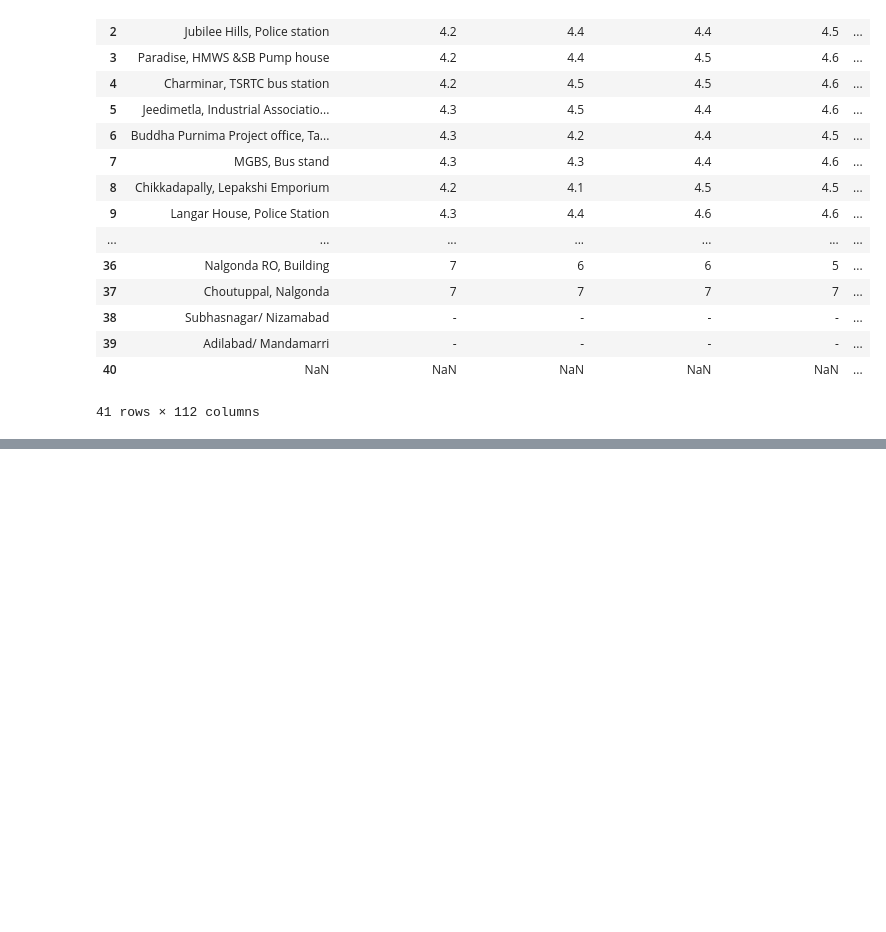
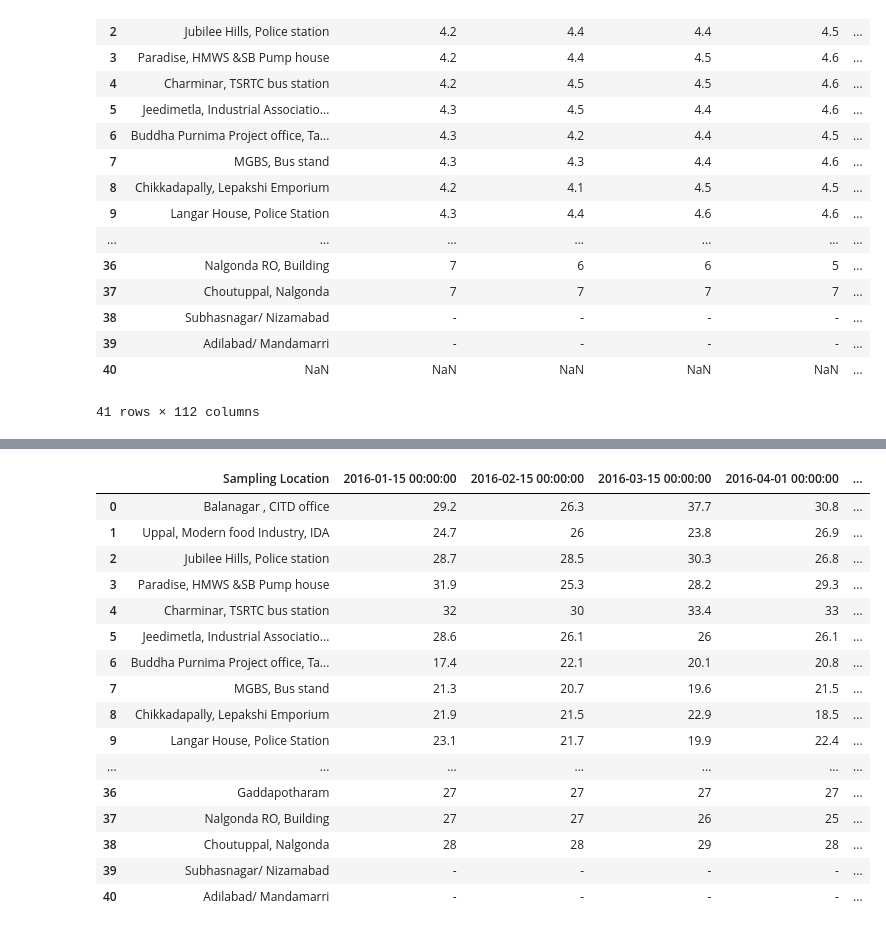
Before and after one commit to revanth102002/AQ-Predators, a Jupyter notebook: Rahs/1.ipynb, the cells around one changed output, grey strips where cells are left out. Drawn from its saved outputs; the diff is of its cells as text; code cells hidden in the pictures; blank space fills up the shorter version.

```diff
--- a/Rahs/1.ipynb
+++ b/Rahs/1.ipynb
@@ -363,0 +384,20 @@ data
+# %%
+data2
+# %% [output]
+|  | Sampling Location | 2016-01-15 00:00:00 | 2016-02-15 00:00:00 | 2016-03-15 00:00:00 | 2016-04-01 00:00:00 | ... |
+| 0 | Balanagar , CITD office | 29.2 | 26.3 | 37.7 | 30.8 | ... |
+| 1 | Uppal, Modern food Industry, IDA | 24.7 | 26 | 23.8 | 26.9 | ... |
+| 2 | Jubilee Hills, Police station | 28.7 | 28.5 | 30.3 | 26.8 | ... |
+| 3 | Paradise, HMWS &SB Pump house | 31.9 | 25.3 | 28.2 | 29.3 | ... |
+| 4 | Charminar, TSRTC bus station | 32 | 30 | 33.4 | 33 | ... |
+| 5 | Jeedimetla, Industrial Associatio... | 28.6 | 26.1 | 26 | 26.1 | ... |
+| 6 | Buddha Purnima Project office, Ta... | 17.4 | 22.1 | 20.1 | 20.8 | ... |
+| 7 | MGBS, Bus stand | 21.3 | 20.7 | 19.6 | 21.5 | ... |
+| 8 | Chikkadapally, Lepakshi Emporium | 21.9 | 21.5 | 22.9 | 18.5 | ... |
+| 9 | Langar House, Police Station | 23.1 | 21.7 | 19.9 | 22.4 | ... |
+| ... | ... | ... | ... | ... | ... | ... |
+| 36 | Gaddapotharam | 27 | 27 | 27 | 27 | ... |
+| 37 | Nalgonda RO, Building | 27 | 27 | 26 | 25 | ... |
+| 38 | Choutuppal, Nalgonda | 28 | 28 | 29 | 28 | ... |
+| 39 | Subhasnagar/ Nizamabad | - | - | - | - | ... |
+| 40 | Adilabad/ Mandamarri | - | - | - | - | ... |
```
Also changed, not shown: parts of 12 cells of this notebook, 1 other file.
